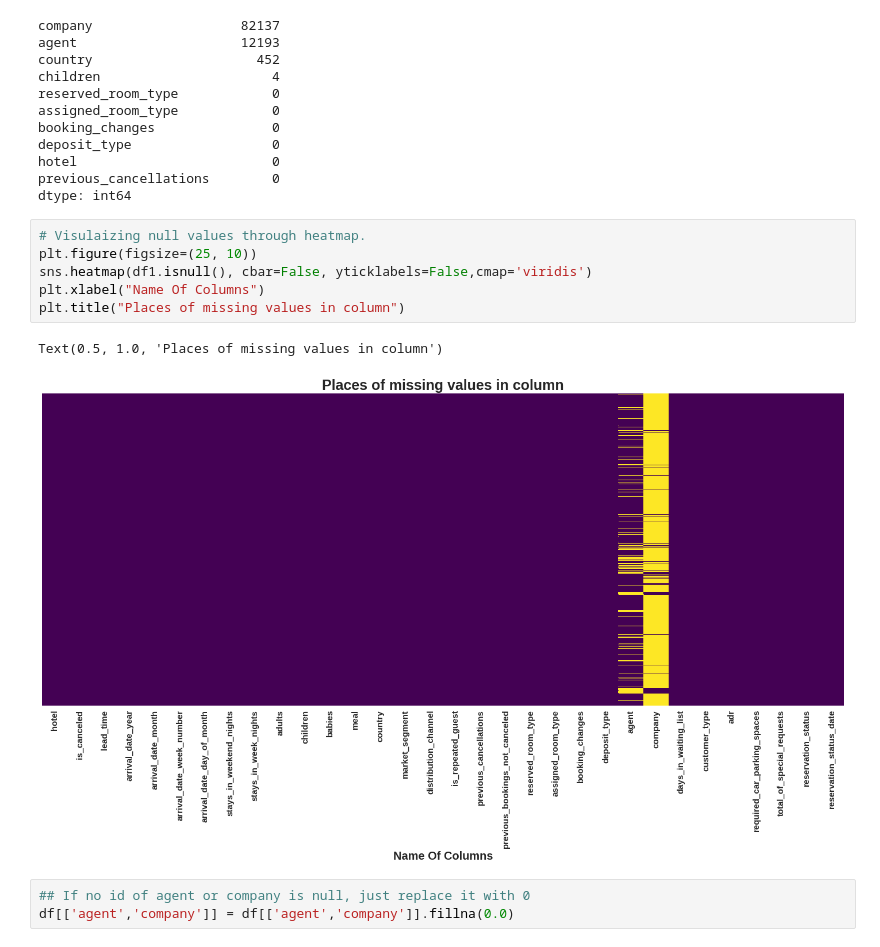
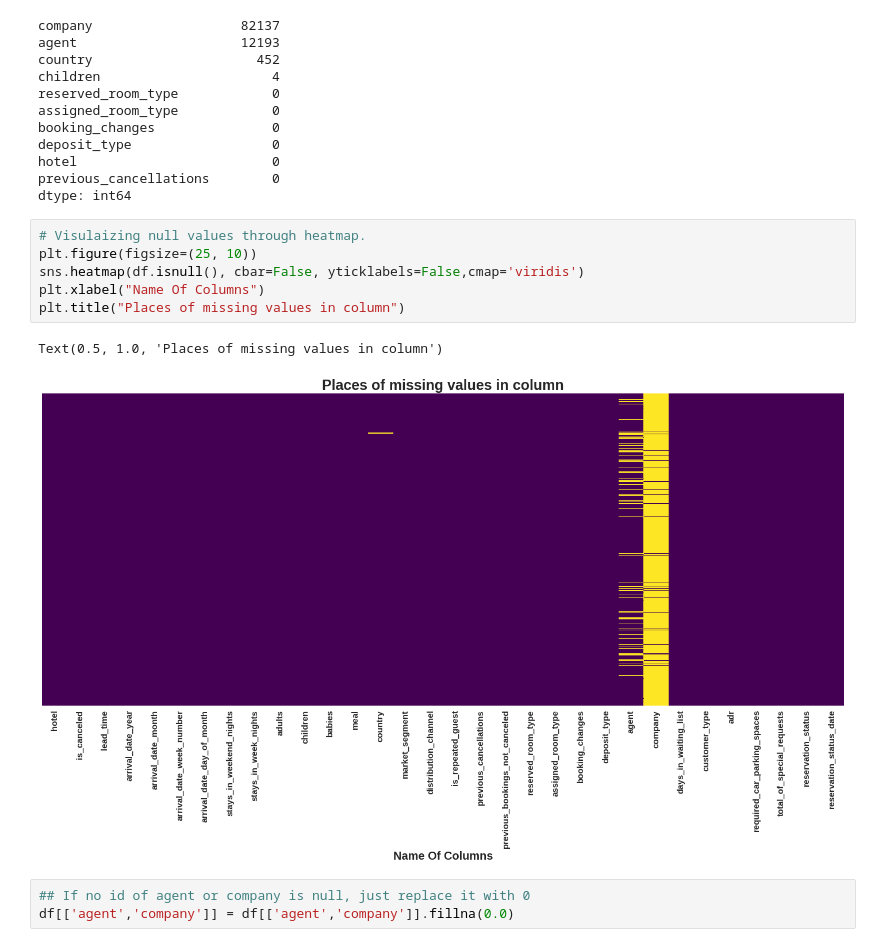
Before and after one commit to VHP2305/EDA-Capstone, a Jupyter notebook: Hotel_Booking_Analysis_Capstone_Project.ipynb, the cells around one changed output. Saved outputs shown, nothing was run; the diff lists cells and outputs as text.

```diff
--- a/Hotel_Booking_Analysis_Capstone_Project.ipynb
+++ b/Hotel_Booking_Analysis_Capstone_Project.ipynb
@@ -228,12 +239,12 @@ dtype: int64
 # %%
 # Visulaizing null values through heatmap.
 plt.figure(figsize=(25, 10))
-sns.heatmap(df1.isnull(), cbar=False, yticklabels=False,cmap='viridis')
+sns.heatmap(df.isnull(), cbar=False, yticklabels=False,cmap='viridis')
 plt.xlabel("Name Of Columns")
 plt.title("Places of missing values in column")
 # %% [output]
 Text(0.5, 1.0, 'Places of missing values in column')
-[figure, old version]
+[figure, new version]
 # %%
 ## If no id of agent or company is null, just replace it with 0
 df[['agent','company']] = df[['agent','company']].fillna(0.0)
```
Also changed, not shown: parts of 12 cells of this notebook.
